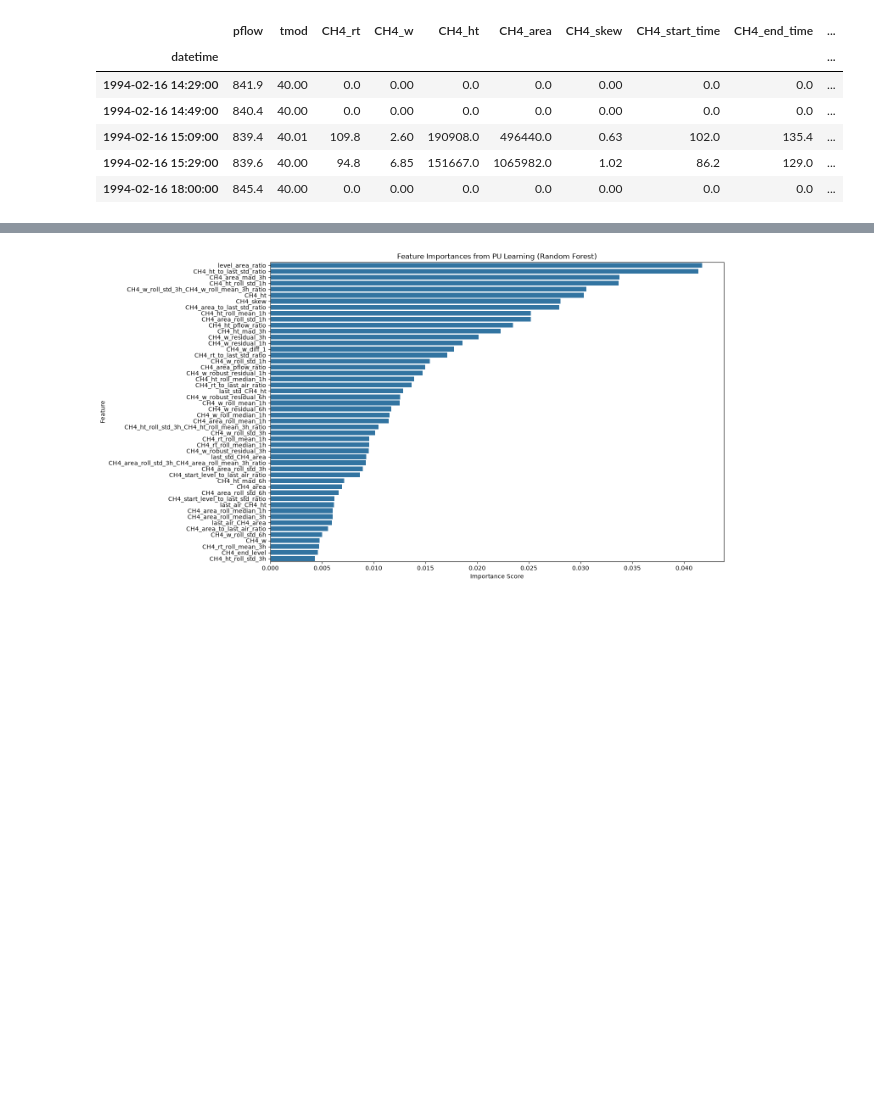
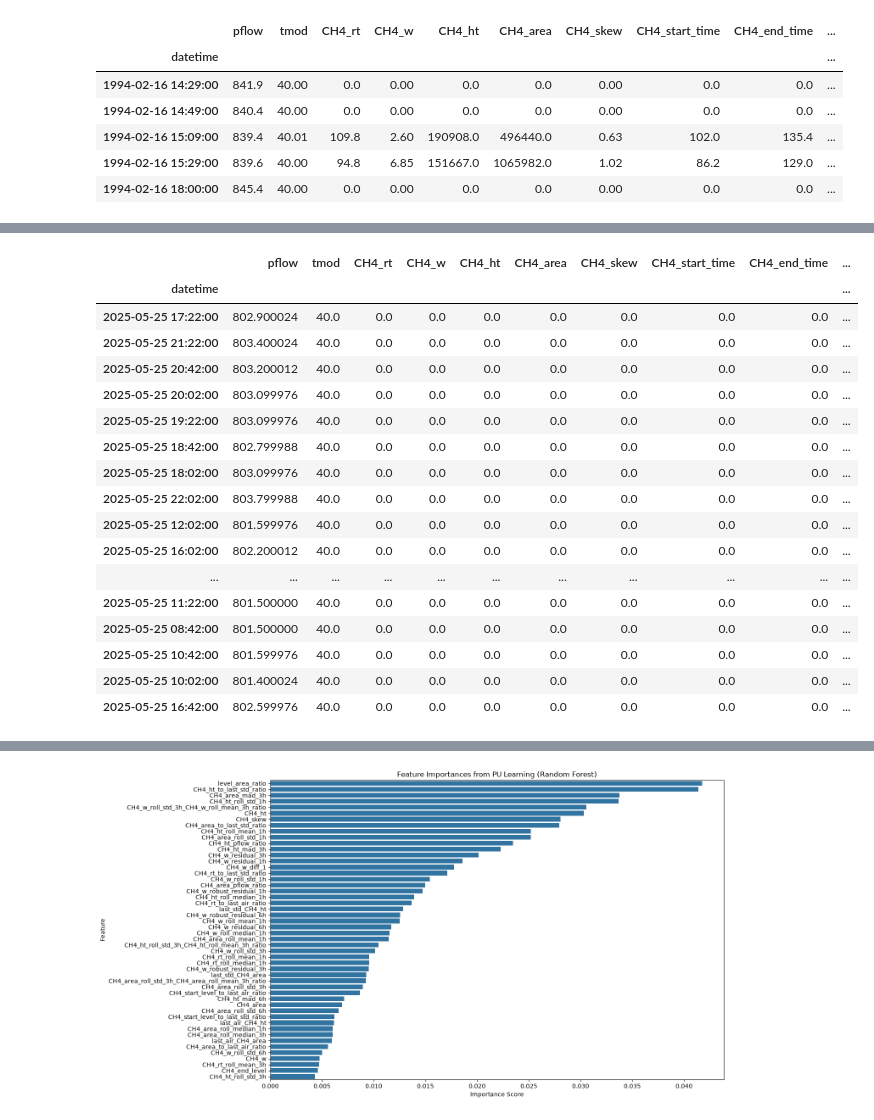
Before and after one commit to mcodcatyu/research_project, a Jupyter notebook: 0729/mhd_flag_all_v1.ipynb, the cells around one changed output, grey strips where cells are left out. Drawn from its saved outputs; the diff is of its cells as text; code cells hidden in the pictures; blank space fills up the shorter version.

```diff
--- a/0729/mhd_flag_all_v1.ipynb
+++ b/0729/mhd_flag_all_v1.ipynb
@@ -422,0 +377,29 @@ joblib.dump(pu_estimator, "pu_rf_model_0729.joblib")
+# %%
+threshold = 0.8
+
+potential_anomaly_mask = (y_test_final.values==0) & (y_probs>=0.8)
+
+potential_anomalies = X_test_final.loc[potential_anomaly_mask].copy()
+potential_anomalies['pu_score'] = y_probs[potential_anomaly_mask]
+
+potential_anomalies = potential_anomalies.sort_values(by='pu_score', ascending=False)
+potential_anomalies.head(20)
+# %% [output]
+|  | pflow | tmod | CH4_rt | CH4_w | CH4_ht | CH4_area | CH4_skew | CH4_start_time | CH4_end_time | ... |
+| datetime |  |  |  |  |  |  |  |  |  | ... |
+| 2025-05-25 17:22:00 | 802.900024 | 40.0 | 0.0 | 0.0 | 0.0 | 0.0 | 0.0 | 0.0 | 0.0 | ... |
+| 2025-05-25 21:22:00 | 803.400024 | 40.0 | 0.0 | 0.0 | 0.0 | 0.0 | 0.0 | 0.0 | 0.0 | ... |
+| 2025-05-25 20:42:00 | 803.200012 | 40.0 | 0.0 | 0.0 | 0.0 | 0.0 | 0.0 | 0.0 | 0.0 | ... |
+| 2025-05-25 20:02:00 | 803.099976 | 40.0 | 0.0 | 0.0 | 0.0 | 0.0 | 0.0 | 0.0 | 0.0 | ... |
+| 2025-05-25 19:22:00 | 803.099976 | 40.0 | 0.0 | 0.0 | 0.0 | 0.0 | 0.0 | 0.0 | 0.0 | ... |
+| 2025-05-25 18:42:00 | 802.799988 | 40.0 | 0.0 | 0.0 | 0.0 | 0.0 | 0.0 | 0.0 | 0.0 | ... |
+| 2025-05-25 18:02:00 | 803.099976 | 40.0 | 0.0 | 0.0 | 0.0 | 0.0 | 0.0 | 0.0 | 0.0 | ... |
+| 2025-05-25 22:02:00 | 803.799988 | 40.0 | 0.0 | 0.0 | 0.0 | 0.0 | 0.0 | 0.0 | 0.0 | ... |
+| 2025-05-25 12:02:00 | 801.599976 | 40.0 | 0.0 | 0.0 | 0.0 | 0.0 | 0.0 | 0.0 | 0.0 | ... |
+| 2025-05-25 16:02:00 | 802.200012 | 40.0 | 0.0 | 0.0 | 0.0 | 0.0 | 0.0 | 0.0 | 0.0 | ... |
+| ... | ... | ... | ... | ... | ... | ... | ... | ... | ... | ... |
+| 2025-05-25 11:22:00 | 801.500000 | 40.0 | 0.0 | 0.0 | 0.0 | 0.0 | 0.0 | 0.0 | 0.0 | ... |
+| 2025-05-25 08:42:00 | 801.500000 | 40.0 | 0.0 | 0.0 | 0.0 | 0.0 | 0.0 | 0.0 | 0.0 | ... |
+| 2025-05-25 10:42:00 | 801.599976 | 40.0 | 0.0 | 0.0 | 0.0 | 0.0 | 0.0 | 0.0 | 0.0 | ... |
+| 2025-05-25 10:02:00 | 801.400024 | 40.0 | 0.0 | 0.0 | 0.0 | 0.0 | 0.0 | 0.0 | 0.0 | ... |
+| 2025-05-25 16:42:00 | 802.599976 | 40.0 | 0.0 | 0.0 | 0.0 | 0.0 | 0.0 | 0.0 | 0.0 | ... |
```
Also changed, not shown: parts of 19 cells of this notebook, 12 other files.
